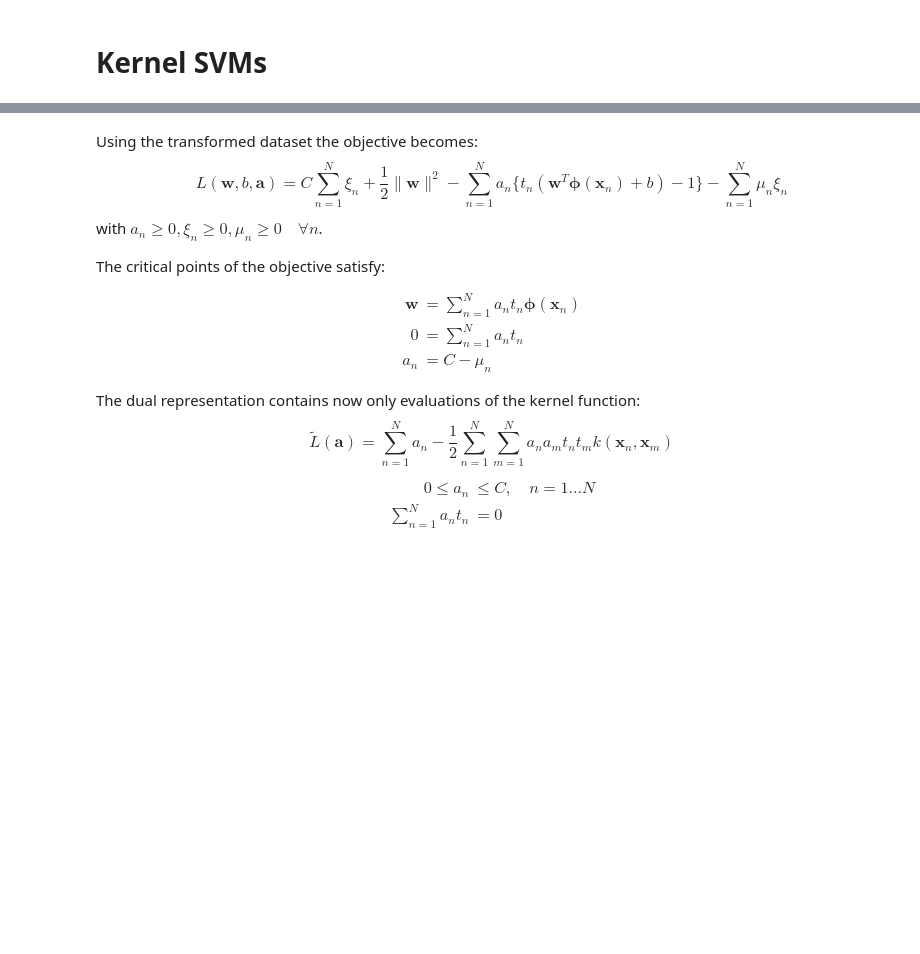
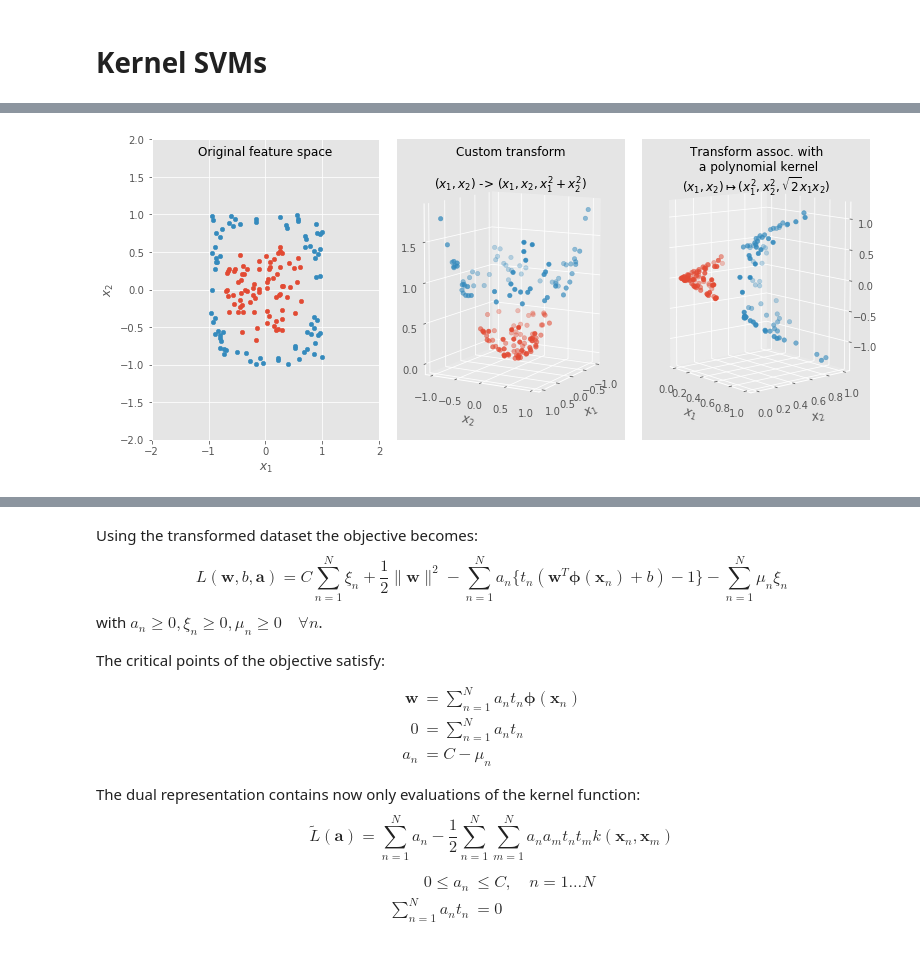
Before and after one commit to radugrosu/radugrosu.github.io, a Jupyter notebook: content/articles/linear_II.ipynb, the cells around one changed output, grey strips where cells are left out. Saved outputs shown, nothing was run; the diff lists cells and outputs as text; code cells hidden in the pictures; blank space fills up the shorter version.

```diff
--- a/content/articles/linear_II.ipynb
+++ b/content/articles/linear_II.ipynb
@@ -332,0 +354,4 @@ The new idea is straightforward - it only took about two decades to arrive at. I
+# %%
+points = 2*np.c_[np.random.rand(200), np.random.rand(200)] - 1
+c1 = points[np.sum(points**2, 1) < 0.5, :]
+c2 = points[np.sum(points**2, 1) > 0.8, :]
@@ -332,0 +360,7 @@ The new idea is straightforward - it only took about two decades to arrive at. I
+# %%
+phi1 = lambda X: X[:, [0]]**2 + X[:, [1]]**2
+phi2 = lambda X: X[:, [0]] * X[:, [1]] * np.sqrt(2)
+# %%
+plot_transform(c1, c2, phi1, phi2)
+# %% [output]
+[figure, added]
```
Also changed, not shown: parts of 9 cells of this notebook, 8 other files.
